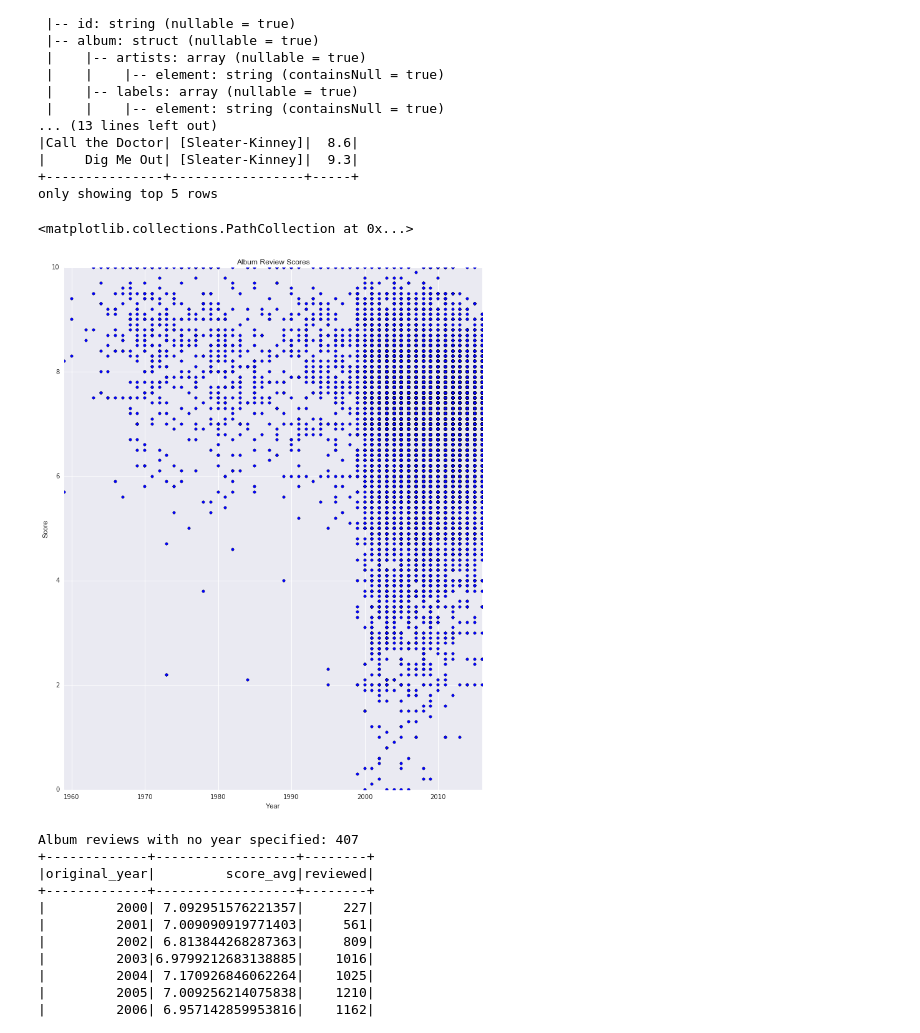
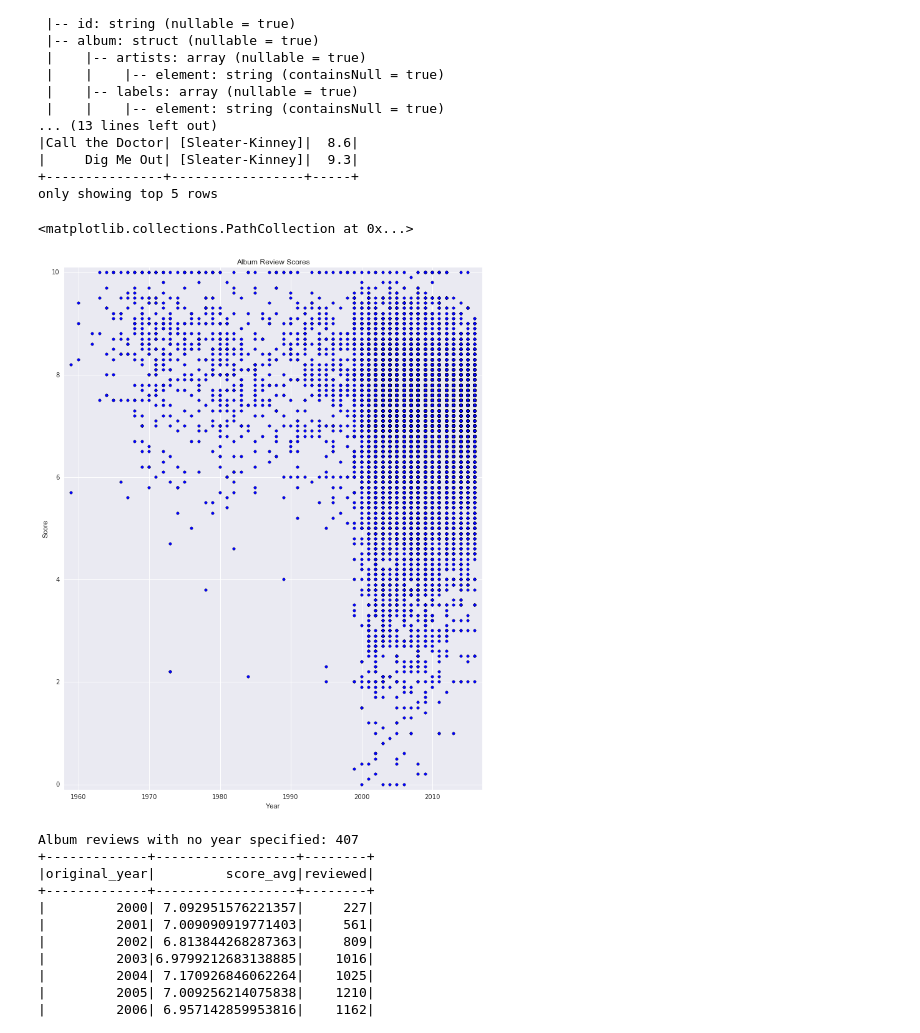
Before and after one commit to microamp/pitchfork-analysis, a Jupyter notebook: Untitled.ipynb, the cells around one changed output. Drawn from its saved outputs; the diff is of its cells as text; code cells hidden in the pictures.

```diff
--- a/Untitled.ipynb
+++ b/Untitled.ipynb
@@ -290,30 +290,30 @@ only showing top 5 rows
 # %%
 # Plot
 %matplotlib inline
 
 import seaborn as sns
 import matplotlib.pyplot as plt
 
 years_and_scores = album_reviews.\
     filter(~sqlfns.isnull("original_year")).\
     select("original_year", "score").collect()
 
 years = [r[0] for r in years_and_scores]
 scores = [r[1] for r in years_and_scores]
 
 #print(min(years))
 
 fig = plt.figure(figsize=(12, 15))
 plt.title("Album Review Scores")
-plt.axis([min(years), max(years),
-          0, 10])
+plt.axis([min(years) - 1, max(years) + 1,
+          -0.1, 10 + 0.1])
 plt.xlabel("Year")
 plt.ylabel("Score")
 
 plt.scatter(years, scores)
 # %% [output]
 <matplotlib.collections.PathCollection at 0x...>
-[figure, old version]
+[figure, new version]
 # %%
 # By year
 
```
Also changed, not shown: parts of 1 cell of this notebook.
